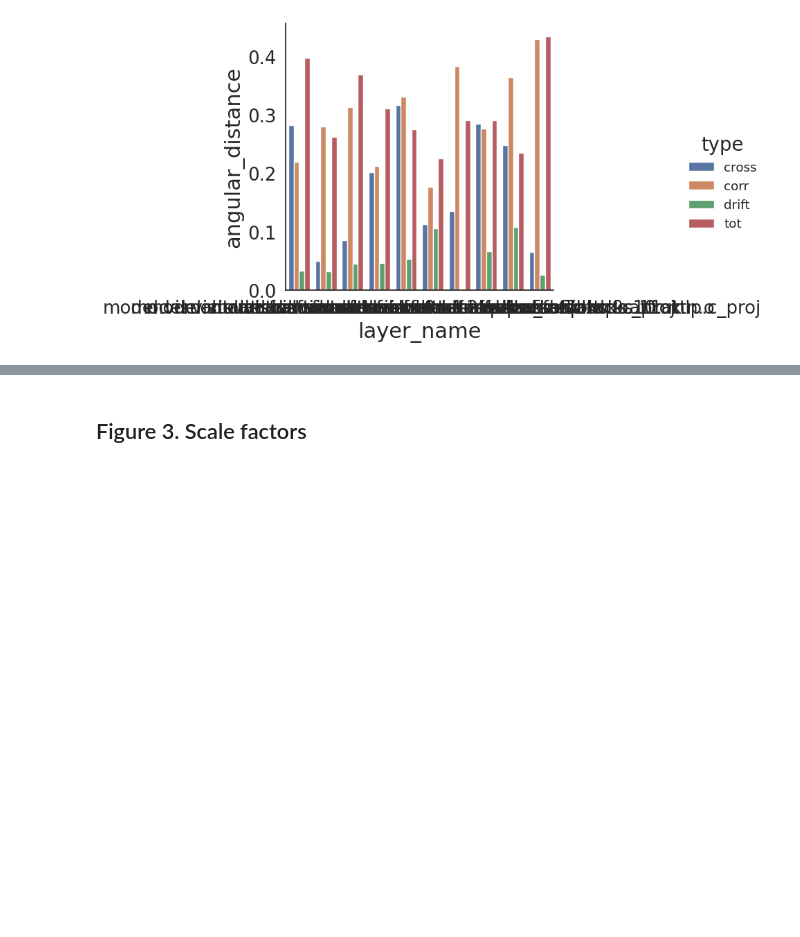
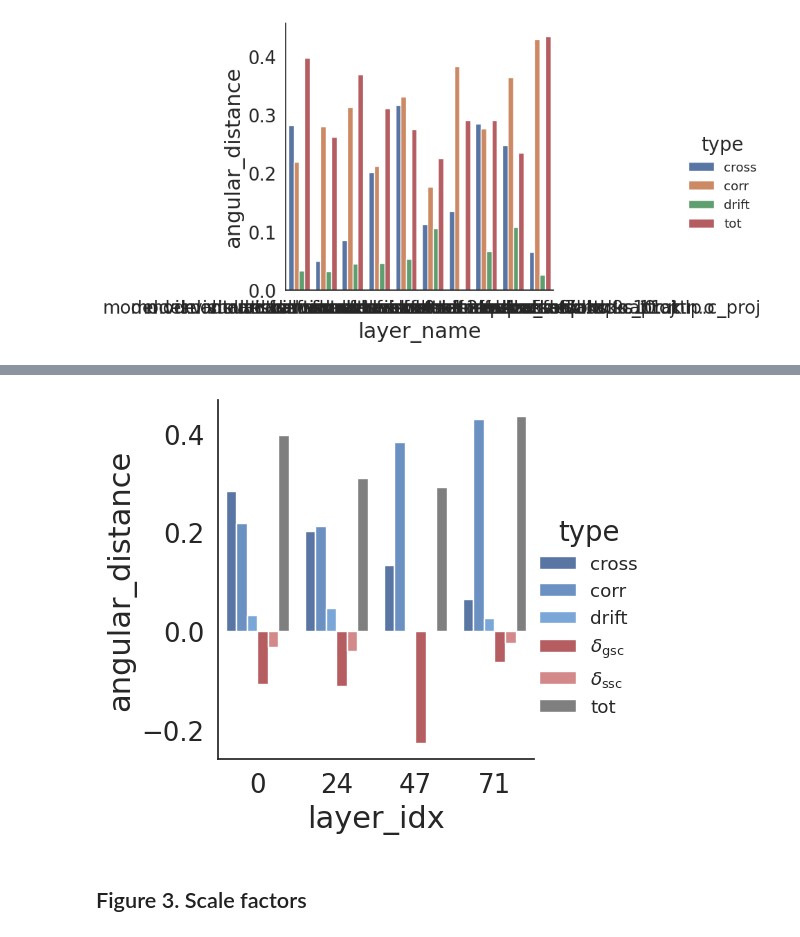
Before and after one commit to marawangamal/actmat, a Jupyter notebook: scripts/analysis.ipynb, the cells around one changed output, grey strips where cells are left out. Saved outputs shown, nothing was run; the diff lists cells and outputs as text; code cells hidden in the pictures; blank space fills up the shorter version.

```diff
--- a/scripts/analysis.ipynb
+++ b/scripts/analysis.ipynb
@@ -195,3 +325,44 @@ g = sns.catplot(
+# %%
+# Filters:
+dff = df[df["dataset"] == "Cars"]
+layers = sorted(dff["layer_idx"].unique())  # distinct, depth-ordered
+n_layers = len(layers)
+n_display = 4
+if n_layers > n_display:
+    idx = np.linspace(0, n_layers - 1, n_display).round().astype(int)
+    keep = [layers[i] for i in idx]
+    dff = dff[dff["layer_idx"].isin(keep)]
+
+hue_order = [
+    "cross",
+    "corr",
+    "drift",
+    r"$\delta_\text{gsc}$",
+    r"$\delta_\text{ssc}$",
+    "tot",
+]
+
+palette = {
+    "cross": "#4C72B0",  # blues for the ε error terms
+    "corr": "#5B8FCF",
+    "drift": "#6BA6E8",
+    r"$\delta_\text{gsc}$": "#C44E52",  # reds for the δ slack terms
+    r"$\delta_\text{ssc}$": "#E07B7E",
+    "tot": "#7F7F7F",  # grey for the total
+}
+
+g = sns.catplot(
+    data=dff,
+    x="layer_idx",
+    y="angular_distance",
+    kind="bar",
+    hue="type",
+    hue_order=hue_order,
+    palette=palette,
+    order=keep,
+)
+# %% [output]
+[figure, added]
 # %% [markdown]
 ## Figure 3. Scale factors
 # %% [markdown]
```
Also changed, not shown: parts of 10 cells of this notebook, 31 other files.
